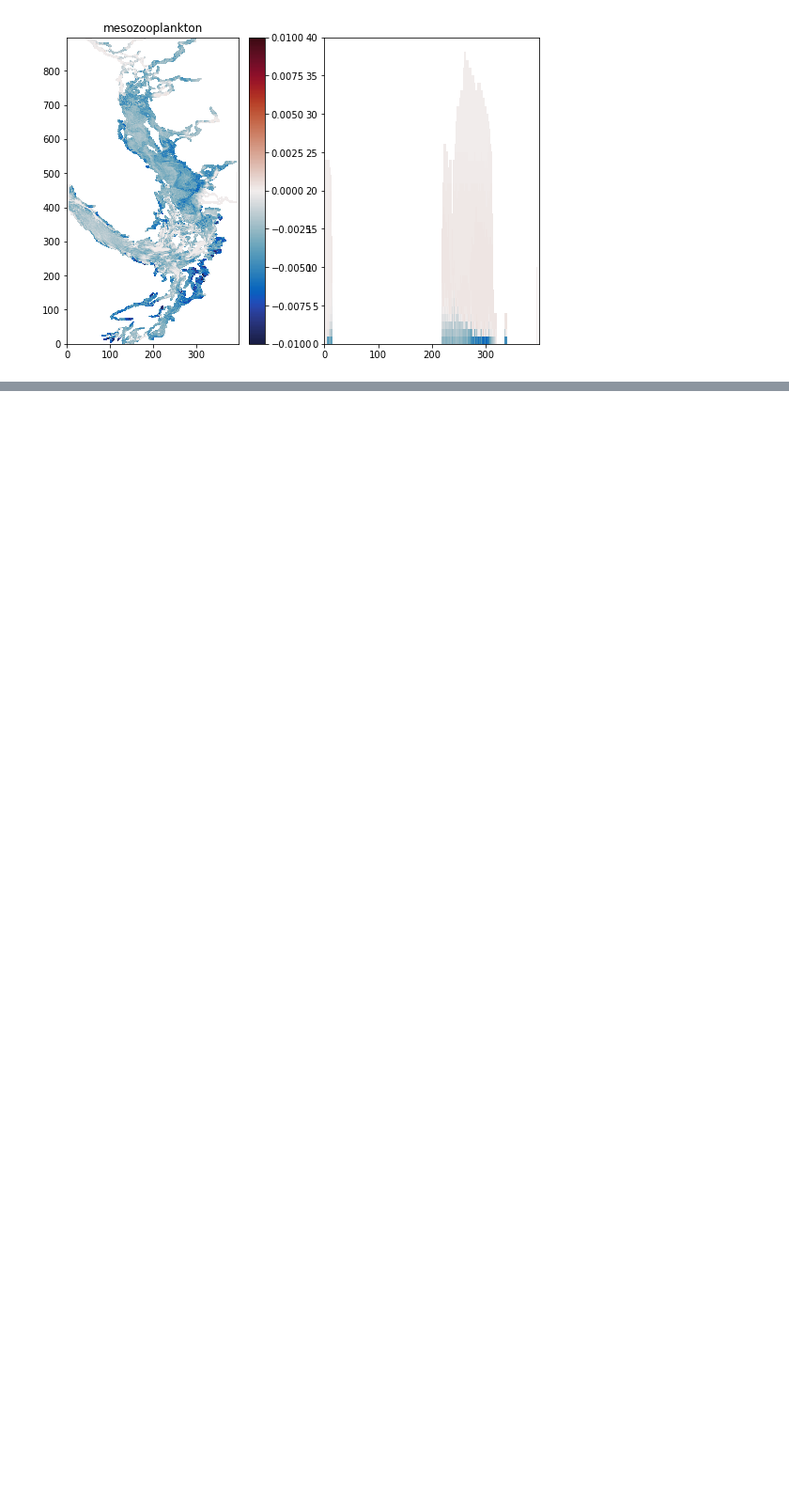
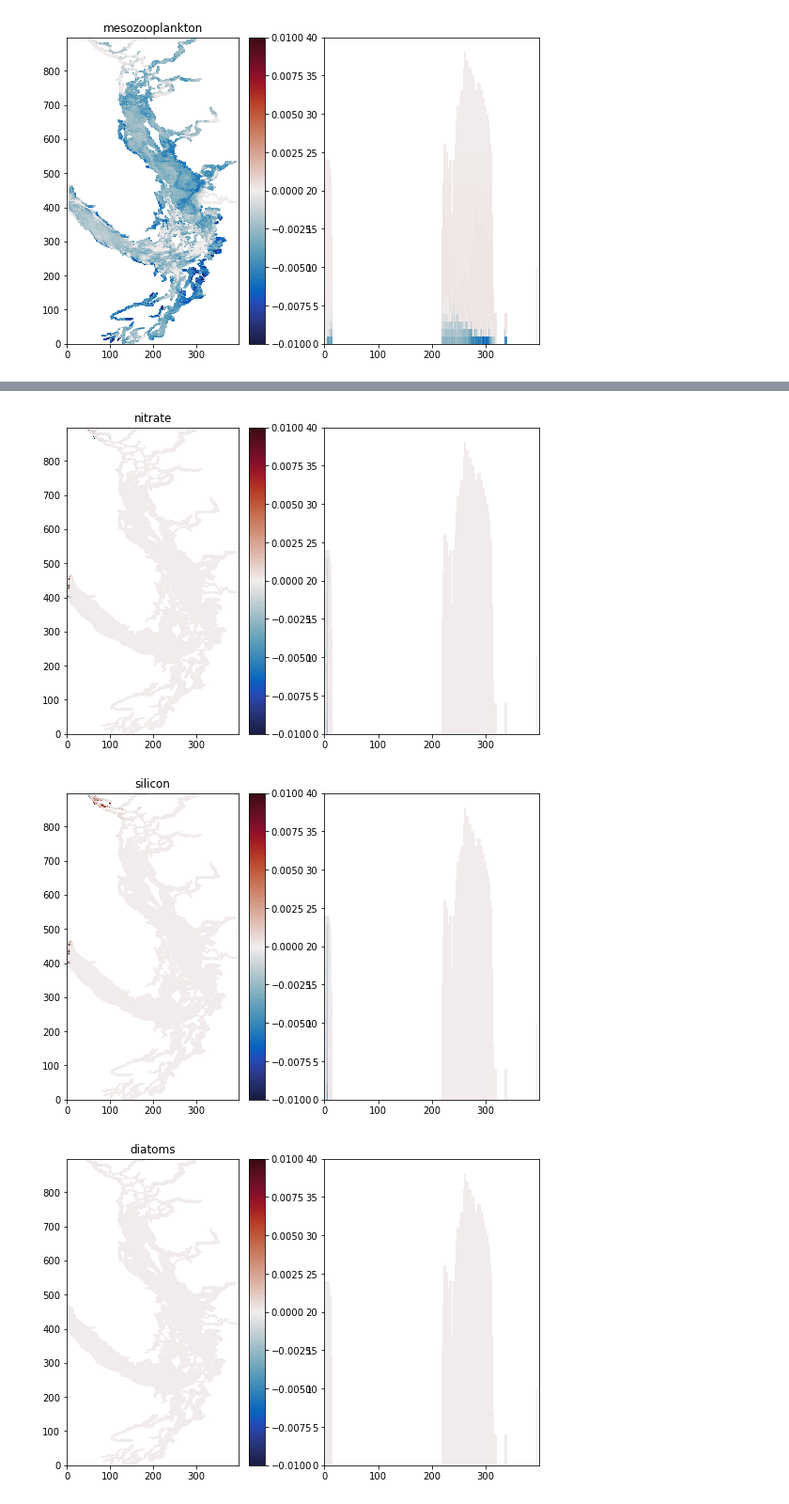
Before and after one commit to SalishSeaCast/analysis-elise-2, a Jupyter notebook: notebooks/bioTuning/compare_LinbfSiDiatRefl0_2_HC1905spinup4.ipynb, the cells around one changed output, grey strips where cells are left out. Shown at 94% size. Saved outputs shown, nothing was run; the diff lists cells and outputs as text; code cells hidden in the pictures; blank space fills up the shorter version.

```diff
--- a/notebooks/bioTuning/compare_LinbfSiDiatRefl0_2_HC1905spinup4.ipynb
+++ b/notebooks/bioTuning/compare_LinbfSiDiatRefl0_2_HC1905spinup4.ipynb
@@ -48,0 +103,11 @@ for var in ('nitrate', 'silicon', 'diatoms', 'flagellates', 'ciliates', 'microzo
+# %%
+for var in ('nitrate', 'silicon', 'diatoms', 'flagellates', 'ciliates', 'microzooplankton', 'mesozooplankton'):
+    fig,ax=plt.subplots(1,2,figsize=(9,6))
+    m=ax[0].pcolormesh(np.ma.masked_where(tmask[0,:,:]==0,fHC2.variables[var][0,0,:,:]-fL.variables[var][0,0,:,:]),cmap=cmocean.cm.balance,vmin=-.01,vmax=.01)
+    fig.colorbar(m,ax=ax[0])
+    ax[0].set_title(var)
+    ax[1].pcolormesh(np.ma.masked_where(tmask[:,450,:]==0,fHC2.variables[var][0,:,450,:]-fL.variables[var][0,:,450,:]),cmap=cmocean.cm.balance,vmin=-.01,vmax=.01)
+# %% [output]
+[figure, added]
+[figure, added]
+[figure, added]
```
Also changed, not shown: parts of 5 cells of this notebook, 19 other files.
